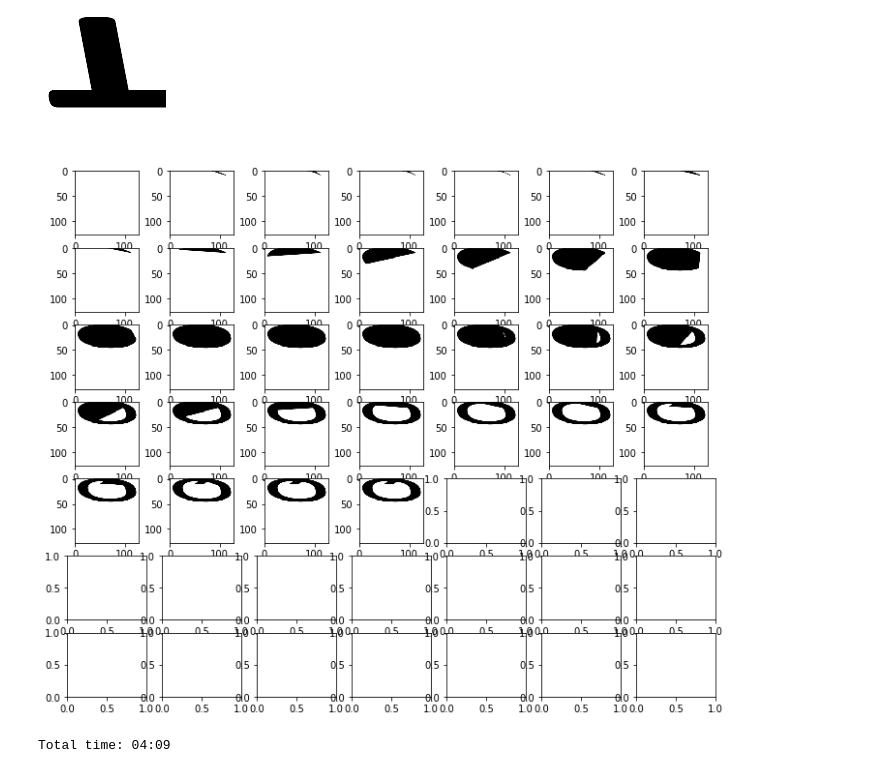
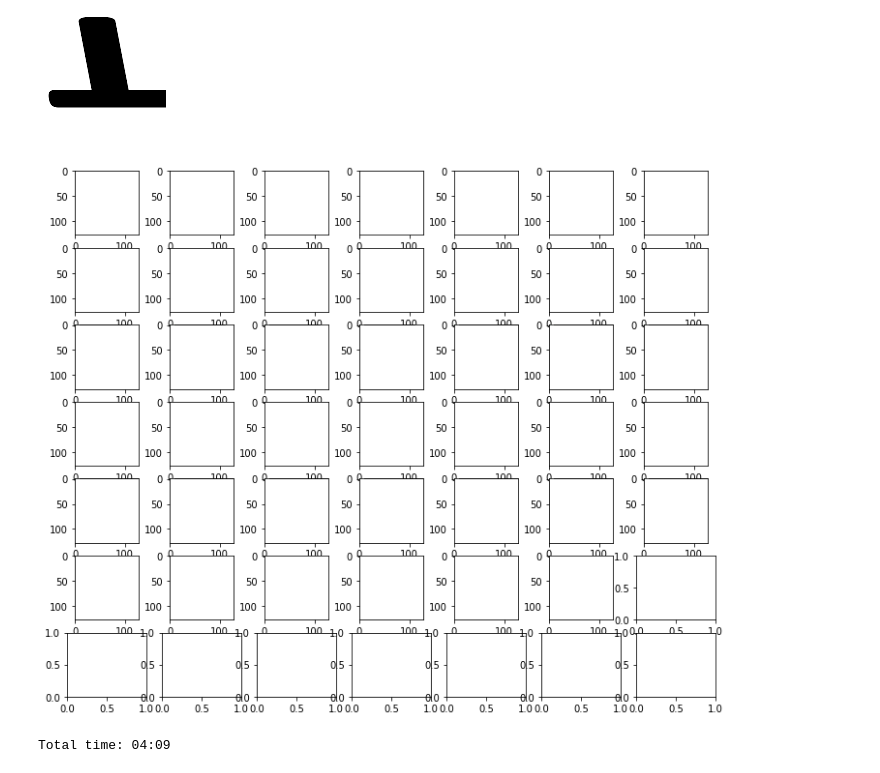
Before and after one commit to haofengac/font-gen, a Jupyter notebook: dataloader.ipynb, the cells around one changed output. Drawn from its saved outputs; the diff is of its cells as text; code cells hidden in the pictures.

```diff
--- a/dataloader.ipynb
+++ b/dataloader.ipynb
@@ -18,8 +18,13 @@ path = Path("../google-fonts-data")
 out = []
 for file in progress_bar(path.glob("**/*.svg"),total=113646):
     try:
-        match = re.match(".*viewBox=\"0 0 (\d+) (\d+)\".*<path.*d=\"([^\"]*)\".*",file.open().read(),flags=re.DOTALL)
-        out.append({"file": file, "path": match.group(3), "box_x": float(match.group(1)), "box_y": float(match.group(2))})
+        s = file.open().read()
+        match = re.match(".*viewBox=\"0 0 (\d+) (\d+)\".*<path.*d=\"([^\"]*)\".*",s,flags=re.DOTALL)
+        match2 = re.match(".*<g transform=\"matrix\(1 0 0 -1 0 (\d+)\)\">.*",s,flags=re.DOTALL)
+        xform = 0
+        if match2:
+            xform = float(match2.group(1))
+        out.append({"file": file, "path": match.group(3), "box_x": float(match.group(1)), "box_y": float(match.group(2)),"xform": xform})
     except:
         pass
 # %% [output]
@@ -59,7 +64,7 @@ tool_dict = {"P": [], "M": ["x","y"], "m": ["x","y"], "L": ["x","y"], "l": ["x",
 
 class TokenizeSVGProcessor(PreProcessor):
 
-    def tokenize(self,path,box_x,box_y,label):
+    def tokenize(self,path,box_x,box_y,xform,label):
         out = []
         for match in re.findall("([MmLlHhVvCcSsQqTtAaZz])([0-9\.\-\s]*)",path):
             token, pen = match
@@ -70,8 +75,10 @@ class TokenizeSVGProcessor(PreProcessor):
                 try:
                     if coord == "x":
                         xs.append(float(x)/float(box_x))
-                    elif coord == "y":
-                        xs.append(float(x)/float(box_y))
+                    elif coord == "y" and xform > 0 and token == "M":
+                        xs.append(float(xform-x)/float(box_y))
+                    elif coord == "y" and xform > 0:
+                        xs.append(float(-x)/float(box_y))
                     else:
                         xs.append(float(x))
                 except:
@@ -133,23 +140,23 @@ dataAE = (ImageList.from_df(svgDF,path="",cols="png",convert_mode="L")
 bs = 32
 svgDF["label_codes"] = svgDF.label.apply(lambda x: dataAE.train_ds.y.c2i[x])
 data = (ImageList.from_df(svgDF,path="",cols="png",convert_mode="L")
-        .filter_by_rand(0.01)
+        #.filter_by_rand(0.01)
         .split_none()
-        .label_from_df(cols=["path","box_x","box_y","label_codes"],label_cls=SVGList)
+        .label_from_df(cols=["path","box_x","box_y","xform","label_codes"],label_cls=SVGList)
         .transform(size=64)
         .databunch(bs=bs,collate_fn=npad_collate))
 # %%
 x,y = next(iter(data.train_dl))
 pa = ""
 fig,axes = plt.subplots(7,7,figsize=(12,10))
 for t,p,a in zip(y[0][0,1:],y[1][0,1:],axes.flatten()):
     t = t.item()
     if t == 9: break
     pa = pa + data.vocab[t] + " " + " ".join([str(z.item()*500) for z in p[:len(tool_dict[data.vocab[t]])]]) + " "
-    img = render_path(pa,500,1000)
+    img = render_path(pa,500,500)
     a.imshow(img)
 # %% [output]
-[figure, old version]
+[figure, new version]
 # %%
 class UpBlock(nn.Module):
     def __init__(self, up_in_c:int,final_div:bool=True, blur:bool=False, leaky:float=None,self_attention:bool=False, **kwargs):
```
Also changed, not shown: parts of 5 cells of this notebook.
